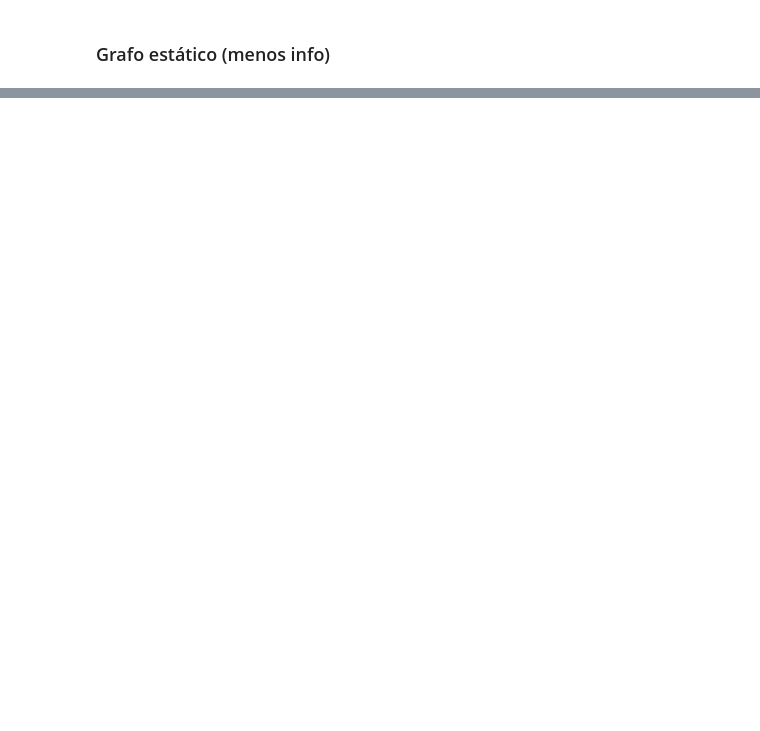
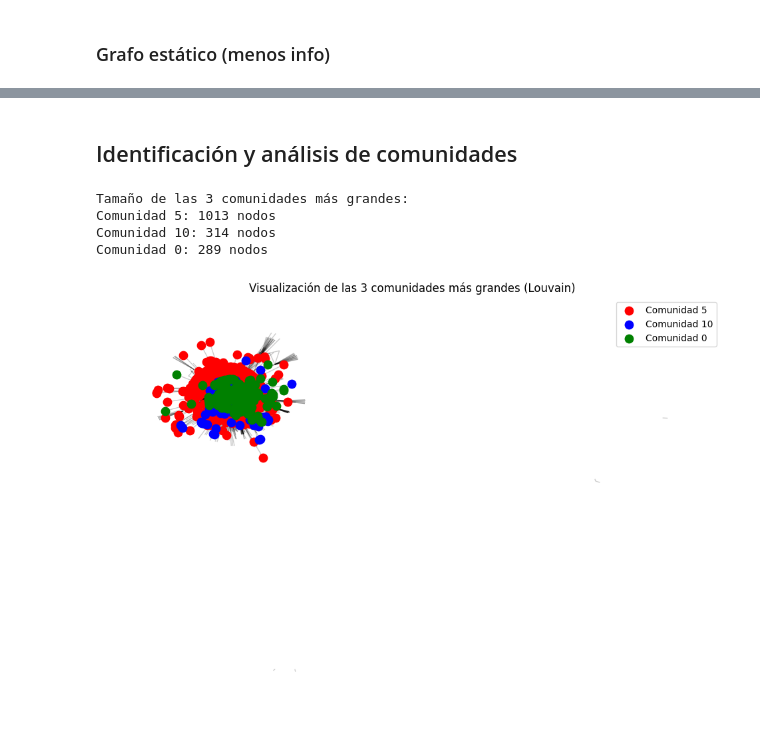
Before and after one commit to SebasJuarez/DS-Collection, a Jupyter notebook: SocialAnalisis - Sebas.ipynb, the cells around one changed output, grey strips where cells are left out. Cells and saved outputs as stored; diff of their text form; code cells hidden in the pictures; blank space fills up the shorter version.

```diff
--- a/SocialAnalisis - Sebas.ipynb
+++ b/SocialAnalisis - Sebas.ipynb
@@ -448,0 +545,17 @@ plt.show()
+# %%
+# Palabras más frecuentes en los tweets (excluyendo stopwords y símbolos)
+from collections import Counter
+all_words = ' '.join(tweets['text_clean']).split()
+word_freq = Counter(all_words)
+print('Top 20 palabras más frecuentes:')
+for word, freq in word_freq.most_common(20):
+    print(f'{word}: {freq}')
+
+# Nube de palabras de los tweets
+from wordcloud import WordCloud
+wordcloud = WordCloud(width=800, height=400, background_color='white').generate(' '.join(all_words))
+plt.figure(figsize=(10,5))
+plt.imshow(wordcloud, interpolation='bilinear')
+plt.axis('off')
+plt.title('Nube de palabras de los tweets')
+plt.show()
@@ -448,0 +630,58 @@ plt.show()
+# %% [markdown]
+## Identificación y análisis de comunidades
+# %%
+# Detección de comunidades con el algoritmo de Louvain
+import networkx as nx
+try:
+    import community as community_louvain
+except ImportError:
+    # !pip install python-louvain
+    import community as community_louvain
+
+# Grafo sin pesos para Louvain
+G_undirected = G.to_undirected()
+
+# Colocar seed para reproducibilidad
+np.random.seed(50)
+partition = community_louvain.best_partition(G_undirected)
+
+
+# Agregar comunidad a cada nodo
+nx.set_node_attributes(G_undirected, partition, 'community')
+
+# Caracterización de comunidades
+from collections import Counter
+community_sizes = Counter(partition.values())
+top_communities = [c for c, _ in community_sizes.most_common(3)]
+print('Tamaño de las 3 comunidades más grandes:')
+for c in top_communities:
+    print(f'Comunidad {c}: {community_sizes[c]} nodos')
+
+# Visualización de las 3 comunidades más grandes
+import matplotlib.pyplot as plt
+plt.figure(figsize=(12,8))
+pos = nx.spring_layout(G_undirected, seed=42)
+colors = ['red', 'blue', 'green', 'gray', 'orange', 'purple']
+for i, com in enumerate(top_communities):
+    nodes = [n for n in G_undirected.nodes() if partition[n] == com]
+    nx.draw_networkx_nodes(G_undirected, pos, nodelist=nodes, node_size=80, node_color=colors[i%len(colors)], label=f'Comunidad {com}')
+nx.draw_networkx_edges(G_undirected, pos, alpha=0.2)
+plt.legend()
+plt.title('Visualización de las 3 comunidades más grandes (Louvain)')
+plt.axis('off')
+plt.show()
+
+# Temas principales de cada comunidad
+for c in top_communities:
+    nodes = [n for n in G_undirected.nodes() if partition[n] == c]
+    tweets_com = tweets[tweets['username'].isin(nodes)]
+    all_words = ' '.join(tweets_com['text_clean']).split()
+    word_freq = Counter(all_words)
+    print(f'\nTemas principales en Comunidad {c}:')
+    print(', '.join([w for w, _ in word_freq.most_common(15)]))
+# %% [output]
+Tamaño de las 3 comunidades más grandes:
+Comunidad 5: 1013 nodos
+Comunidad 10: 314 nodos
+Comunidad 0: 289 nodos
+[figure, added]
```
Also changed, not shown: parts of 25 cells of this notebook.
